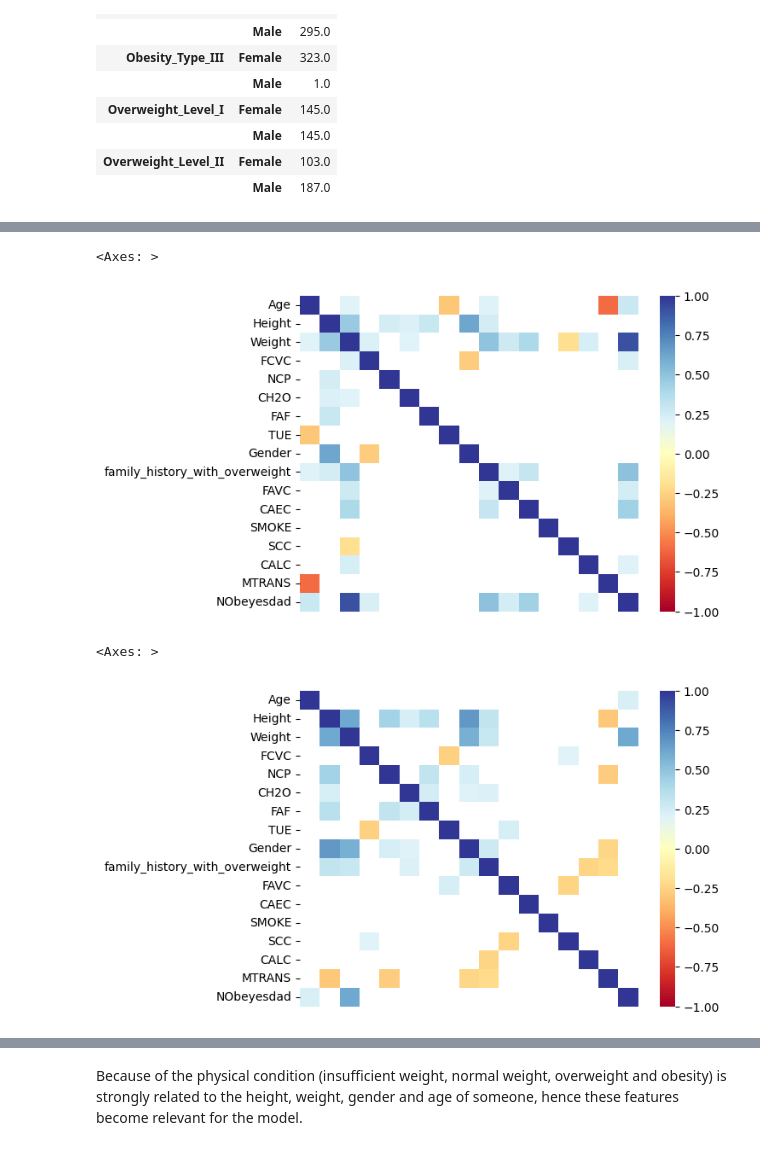
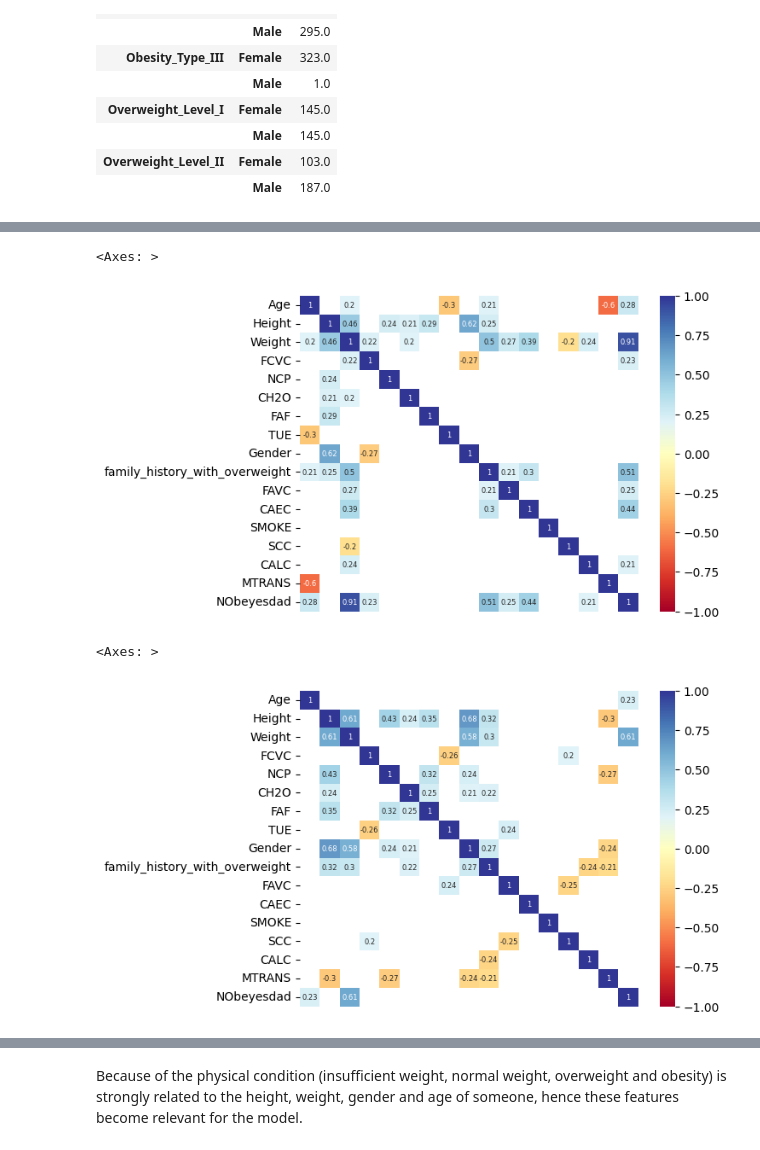
Before and after one commit to alexisuaguilaru/Obesity_Levels_Model, a Jupyter notebook: Exploratory_Data_Analysis/ExploratoryDataAnalysis.ipynb, the cells around one changed output, grey strips where cells are left out. Drawn from its saved outputs; the diff is of its cells as text; code cells hidden in the pictures.

```diff
--- a/Exploratory_Data_Analysis/ExploratoryDataAnalysis.ipynb
+++ b/Exploratory_Data_Analysis/ExploratoryDataAnalysis.ipynb
@@ -118,19 +129,19 @@ ObesityDataset_Raw.groupby(by=['NObeyesdad','Gender'],observed=True)['Age'].desc
 # %%
 # Plotting correlation between features in full dataset
 CorrelationMatrix_Full = ObesityDataset_Raw[NumbericalFeatures+CategoricalFeatures_Encode].corr()
 MaskValues_Full = CorrelationMatrix_Full.apply(lambda value: abs(value)<=0.2)
 TickLabels_Y = NumbericalFeatures+CategoricalFeatures
-sns.heatmap(CorrelationMatrix_Full,mask=MaskValues_Full,cmap='RdYlBu',yticklabels=TickLabels_Y,xticklabels=False,vmax=1,vmin=-1)
+sns.heatmap(CorrelationMatrix_Full,mask=MaskValues_Full,cmap='RdYlBu',yticklabels=TickLabels_Y,xticklabels=False,vmax=1,vmin=-1,annot=True,annot_kws={'size':6})
 # %% [output]
 <Axes: >
-[figure, old version]
+[figure, new version]
 # %%
-# Plotting correlation between features in group 1
+# Plotting correlation between features in group 1 :: Insufficient and Normal weight
 CorrelationMatrix_Group1 = ObseityLevel_Group_1[NumbericalFeatures+CategoricalFeatures_Encode].corr()
 MaskValues_Group1 = CorrelationMatrix_Group1.apply(lambda value: abs(value)<=0.2)
 TickLabels_Y = NumbericalFeatures+CategoricalFeatures
-sns.heatmap(CorrelationMatrix_Group1,mask=MaskValues_Group1,cmap='RdYlBu',yticklabels=TickLabels_Y,xticklabels=False,vmax=1,vmin=-1)
+sns.heatmap(CorrelationMatrix_Group1,mask=MaskValues_Group1,cmap='RdYlBu',yticklabels=TickLabels_Y,xticklabels=False,vmax=1,vmin=-1,annot=True,annot_kws={'size':6})
 # %% [output]
 <Axes: >
-[figure, old version]
+[figure, new version]
 # %%
```
Also changed, not shown: parts of 4 cells of this notebook.
